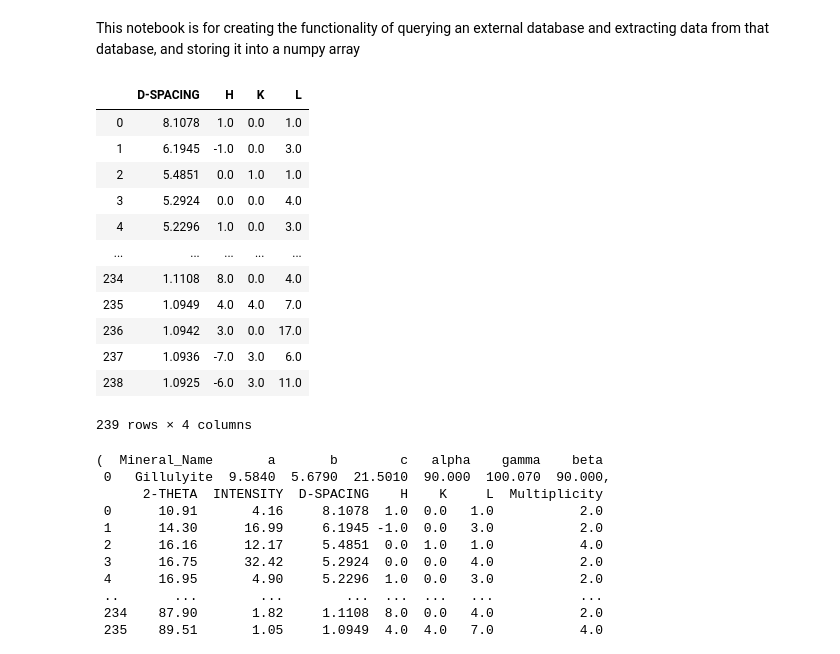
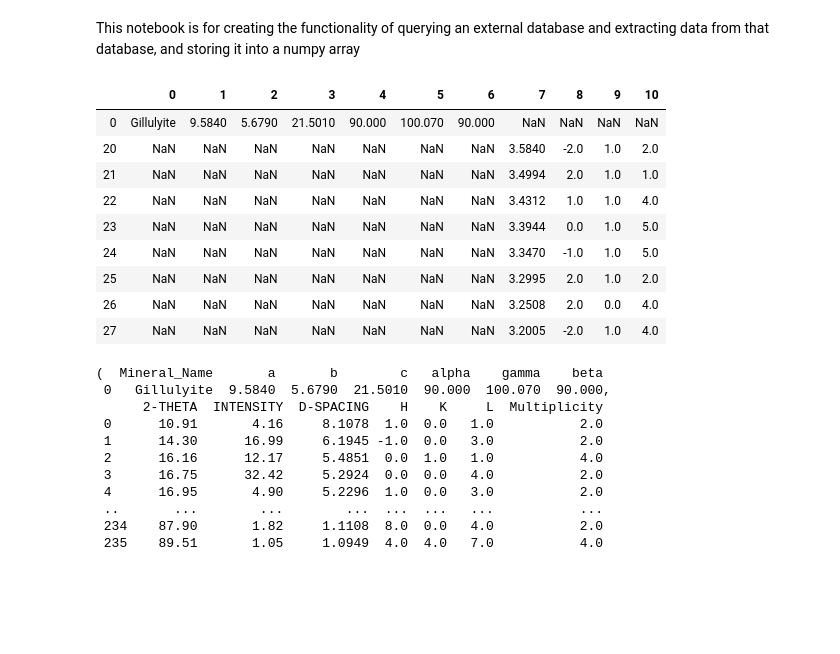
Before and after one commit to crystalmaths/crystalmaths, a Jupyter notebook: examples/get_d.ipynb, the cells around one changed output. Saved outputs shown, nothing was run; the diff lists cells and outputs as text; code cells hidden in the pictures; blank space fills up the shorter version.

Commit message:
get_d now generates one dataframe with only the relevant metadata and planes which match our search.  But it's not in the correct format yet.

```diff
--- a/examples/get_d.ipynb
+++ b/examples/get_d.ipynb
@@ -170,17 +170,21 @@ def lists_to_dfs(link):
         i = i + 1
     metadata_df = pd.DataFrame(metadata_dict)
     diffraction_df = pd.DataFrame(clean_data_list, columns=data_labels[0])
+    diffraction_df = diffraction_df[['D-SPACING', 'H', 'K', 'L']]
     return metadata_df, diffraction_df
 
-def select_data(link):
+def select_data(link, d_spacing_list):
     '''
     select_data compiles a new dataframe from the diffraction data
-    containing only the rows with relevant data to our search and
-    only the columns: D-SPACING, H, K, L
+    containing only the rows with relevant data to our search
     '''
     metadata_df, diffraction_df = lists_to_dfs(link)
-    diffraction_df = diffraction_df[['D-SPACING', 'H', 'K', 'L']]
-    return diffraction_df
+    structure_df = pd.DataFrame()
+    for entry in d_spacing_list:
+        d_spacing_df = diffraction_df.loc[np.isclose(diffraction_df['D-SPACING'], entry, atol=.1)]
+        structure_df = structure_df.append(d_spacing_df)
+    crystalmaths_df = pd.concat([metadata_df, structure_df], axis=1, ignore_index=True)
+    return crystalmaths_df
 
 
 def query_wrapper():
@@ -189,21 +193,20 @@ def query_wrapper():
     return
 # %%
 link = 'http://rruff.geo.arizona.edu/AMS/download.php?id=01755.txt&down=dif'
-select_data(link)
+d_spacing = 3.3
+d_spacing_list = [3.3, 3.5]
+select_data(link, d_spacing_list)
 # %% [output]
-|  | D-SPACING | H | K | L |
-| 0 | 8.1078 | 1.0 | 0.0 | 1.0 |
-| 1 | 6.1945 | -1.0 | 0.0 | 3.0 |
-| 2 | 5.4851 | 0.0 | 1.0 | 1.0 |
-| 3 | 5.2924 | 0.0 | 0.0 | 4.0 |
-| 4 | 5.2296 | 1.0 | 0.0 | 3.0 |
-| ... | ... | ... | ... | ... |
-| 234 | 1.1108 | 8.0 | 0.0 | 4.0 |
-| 235 | 1.0949 | 4.0 | 4.0 | 7.0 |
-| 236 | 1.0942 | 3.0 | 0.0 | 17.0 |
-| 237 | 1.0936 | -7.0 | 3.0 | 6.0 |
-| 238 | 1.0925 | -6.0 | 3.0 | 11.0 |
+|  | 0 | 1 | 2 | 3 | 4 | 5 | 6 | 7 | 8 | 9 | 10 |
+| 0 | Gillulyite | 9.5840 | 5.6790 | 21.5010 | 90.000 | 100.070 | 90.000 | NaN | NaN | NaN | NaN |
+| 20 | NaN | NaN | NaN | NaN | NaN | NaN | NaN | 3.5840 | -2.0 | 1.0 | 2.0 |
+| 21 | NaN | NaN | NaN | NaN | NaN | NaN | NaN | 3.4994 | 2.0 | 1.0 | 1.0 |
+| 22 | NaN | NaN | NaN | NaN | NaN | NaN | NaN | 3.4312 | 1.0 | 1.0 | 4.0 |
+| 23 | NaN | NaN | NaN | NaN | NaN | NaN | NaN | 3.3944 | 0.0 | 1.0 | 5.0 |
+| 24 | NaN | NaN | NaN | NaN | NaN | NaN | NaN | 3.3470 | -1.0 | 1.0 | 5.0 |
+| 25 | NaN | NaN | NaN | NaN | NaN | NaN | NaN | 3.2995 | 2.0 | 1.0 | 2.0 |
+| 26 | NaN | NaN | NaN | NaN | NaN | NaN | NaN | 3.2508 | 2.0 | 0.0 | 4.0 |
+| 27 | NaN | NaN | NaN | NaN | NaN | NaN | NaN | 3.2005 | -2.0 | 1.0 | 4.0 |
-239 rows × 4 columns
 # %%
 link = 'http://rruff.geo.arizona.edu/AMS/download.php?id=01755.txt&down=dif'
 make_diffraction_df(link)
```
